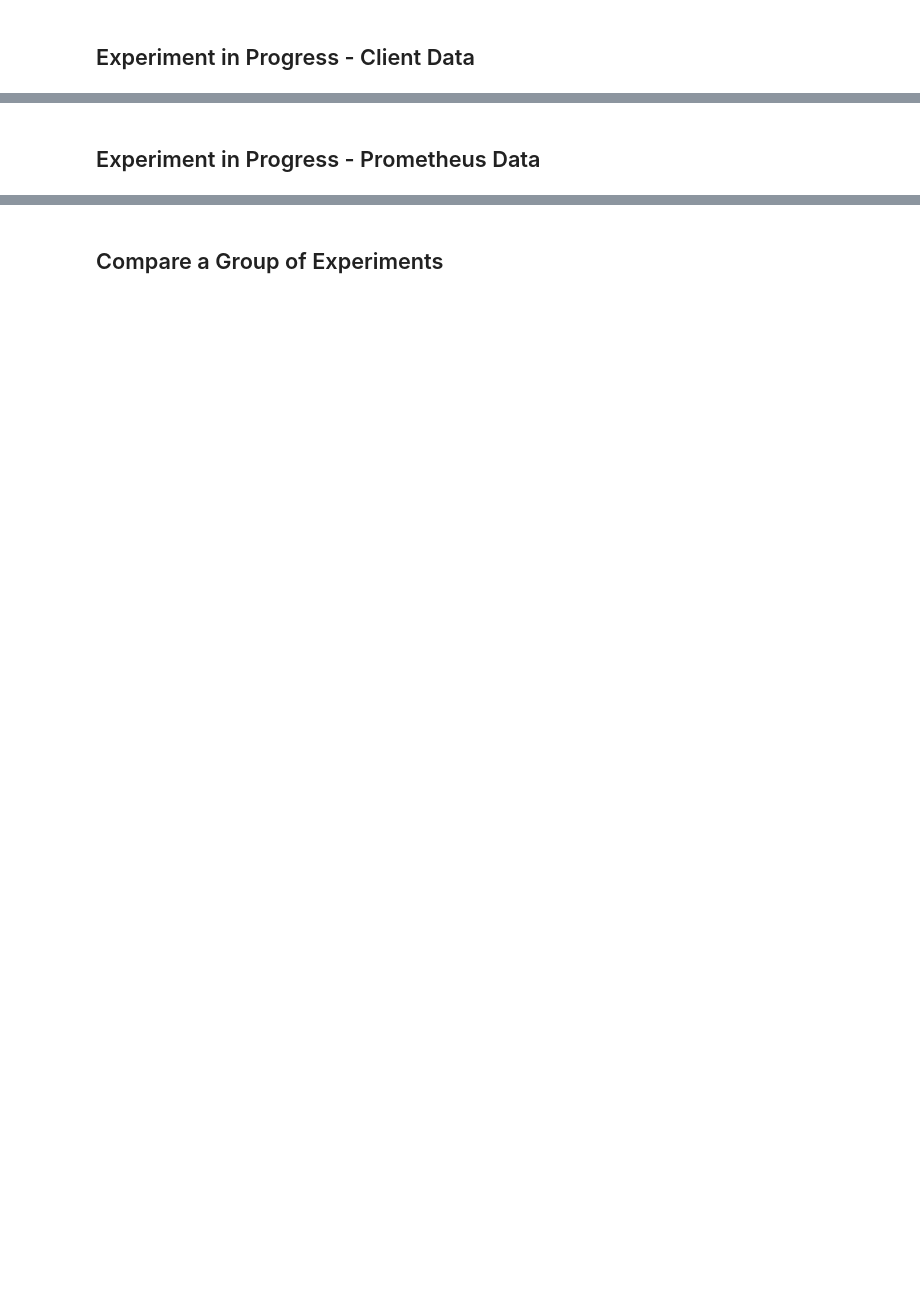
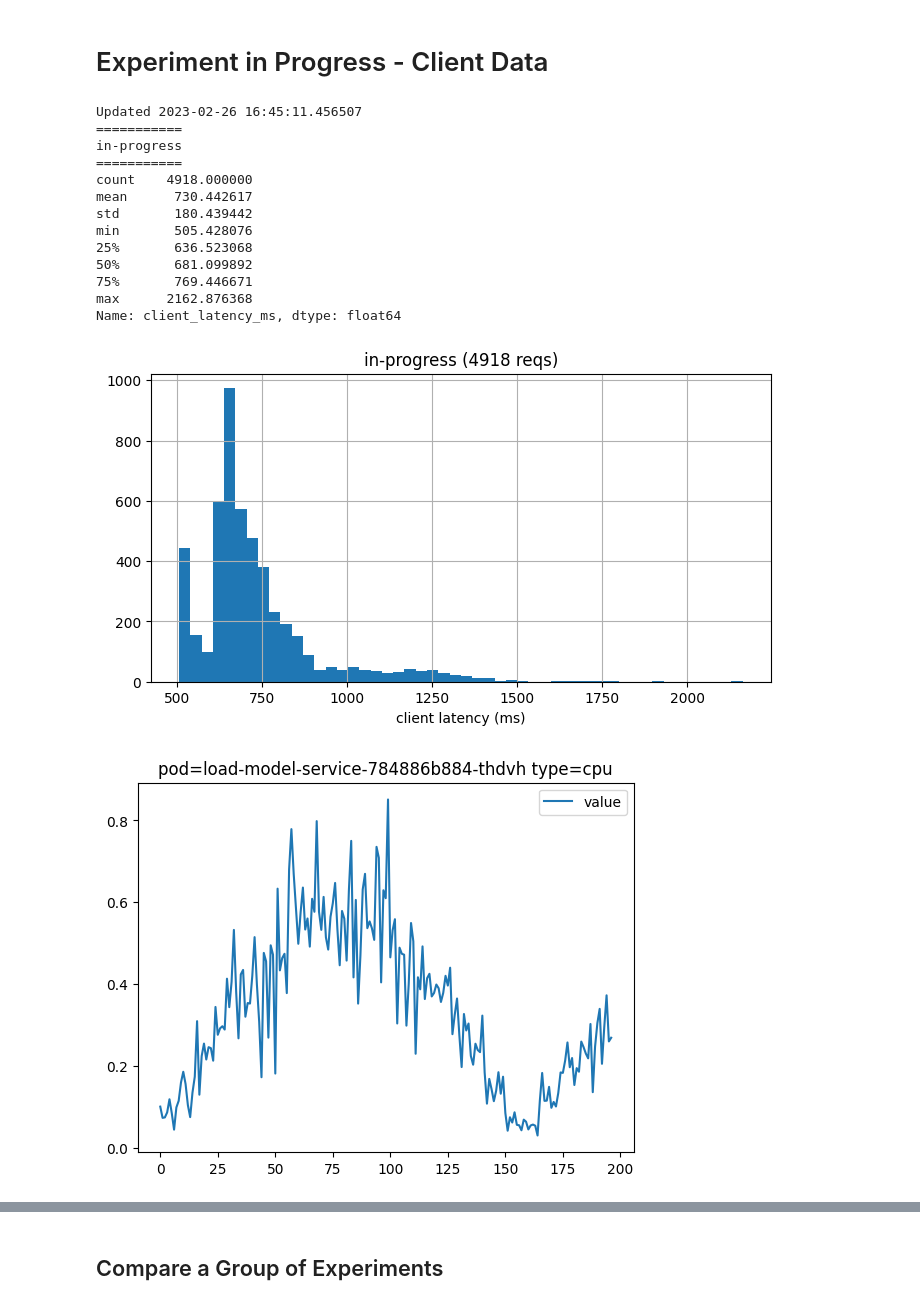
Before and after one commit to DrSkippy/Deploy-ML-Models, a Jupyter notebook: LoadFlaskDeploy/notebooks/EDA.ipynb, the cells around one changed output, grey strips where cells are left out. Drawn from its saved outputs; the diff is of its cells as text; code cells hidden in the pictures; blank space fills up the shorter version.

```diff
--- a/LoadFlaskDeploy/notebooks/EDA.ipynb
+++ b/LoadFlaskDeploy/notebooks/EDA.ipynb
@@ -11,15 +11,29 @@ from matplotlib import pyplot as plt
 import notebook_libs.utilities as util
 import notebook_libs.prometheus as prom
 # %% [markdown]
-## Experiment in Progress - Client Data
+# Experiment in Progress - Client Data
 # %%
-while True:
-    print(f"Updated {datetime.datetime.now()}")
-    df = util.read_client_requests_in_progress()
-    f, ax = plt.subplots(figsize=[8,4])
-    util.plot_client_latency_distribution(df, "in-progress", ax)
-    plt.show()
-    result = prom.fetch_experiment_pod_data(int(14000/60.))
-    util.plot_pod_metrics(result)
-    plt.show()
-    time.sleep(200)
+print(f"Updated {datetime.datetime.now()}")
+df = util.read_client_requests_in_progress()
+f, ax = plt.subplots(figsize=[8,4])
+util.plot_client_latency_distribution(df, "in-progress", ax)
+plt.show()
+result = prom.fetch_experiment_pod_data(int(14000/60.))
+util.plot_pod_metrics(result)
+plt.show()
+# %% [output]
+Updated 2023-02-26 16:45:11.456507
+===========
+in-progress
+===========
+count    4918.000000
+mean      730.442617
+std       180.439442
+min       505.428076
+25%       636.523068
+50%       681.099892
+75%       769.446671
+max      2162.876368
+Name: client_latency_ms, dtype: float64
+[figure, added]
+[figure, added]
@@ -26,2 +48,0 @@ while True:
-# %% [markdown]
-## Experiment in Progress - Prometheus Data
```
Also changed, not shown: parts of 28 cells of this notebook, 2 other files.
